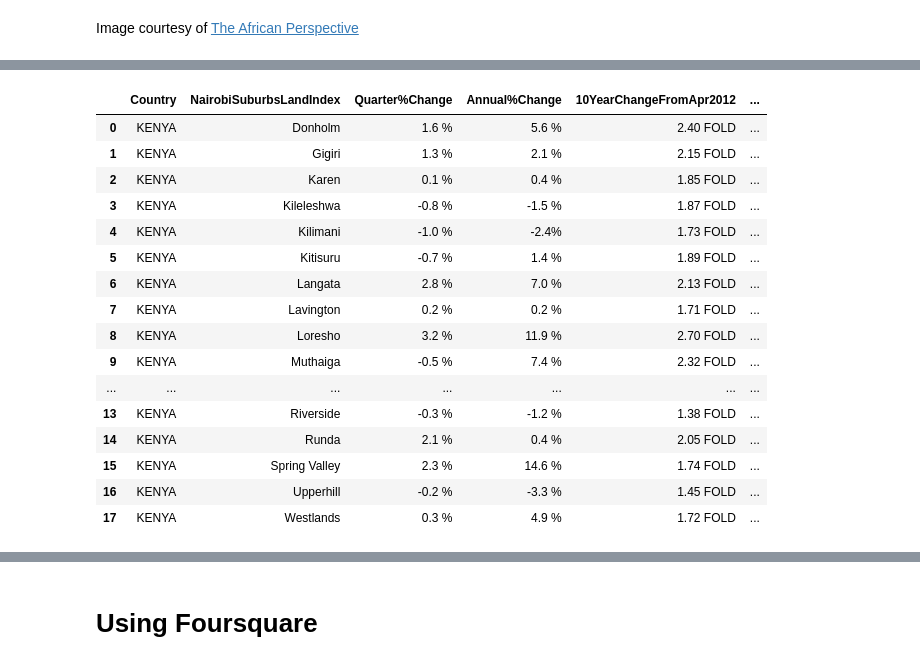
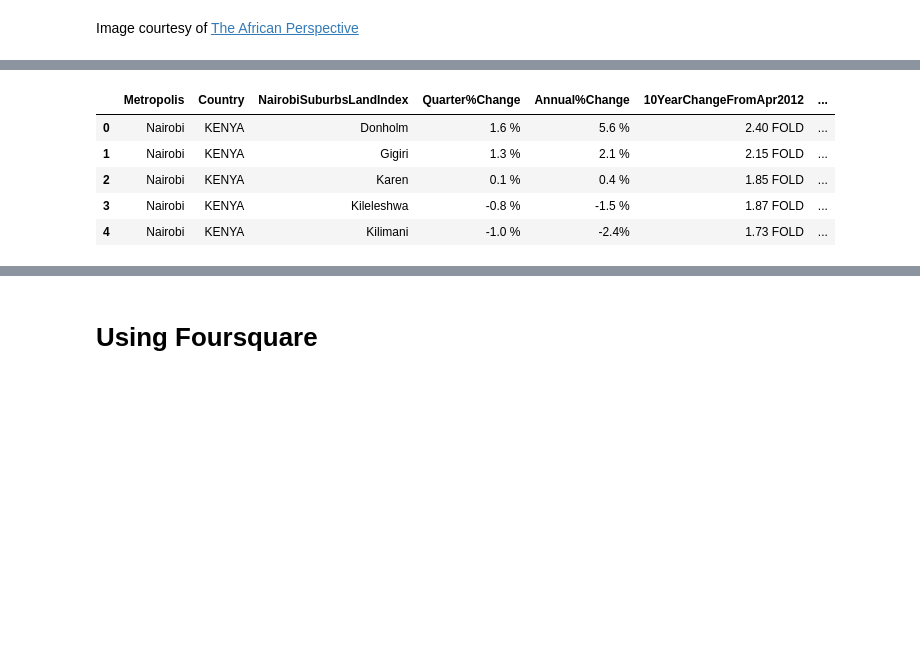
Before and after one commit to RachaelKilonzo/Exploring-Torino-Municipalities, a Jupyter notebook: Explore Nairobi.ipynb, the cells around one changed output, grey strips where cells are left out. Cells and saved outputs as stored; diff of their text form; code cells hidden in the pictures; blank space fills up the shorter version.

```diff
--- a/Explore Nairobi.ipynb
+++ b/Explore Nairobi.ipynb
@@ -50,41 +50,35 @@ Satelites = Satelites[cols]
 Satelites.iloc[0,0] = 'Athi River'
 Satelites.iloc[8,0] = 'Ongata Rongai'
 # %%
-Suburbs.insert(0, 'Country', 'KENYA')
-Satelites.insert(0, 'Country', 'KENYA')
-Suburbs['Query']=Suburbs['NairobiSuburbsLandIndex']+","+Suburbs['Country']
-Satelites['Query']=Satelites['NairobiSatelitesLandIndex']+","+Satelites['Country']
+Suburbs.insert(0, 'Metropolis', 'Nairobi')
+Satelites.insert(0, 'Metropolis', 'Nairobi')
+
+Suburbs.insert(1, 'Country', 'KENYA')
+Satelites.insert(1, 'Country', 'KENYA')
+
+
+Suburbs['Query']=Suburbs['NairobiSuburbsLandIndex']+","+Suburbs['Metropolis']+","+Suburbs['Country']
+Satelites['Query']=Satelites['NairobiSatelitesLandIndex']+","+Satelites['Metropolis']+","+Satelites["Country"]
 # %%
 Suburbs['Area_Latitude']=""
 Suburbs['Area_Longitude']=""
 geolocator=Nominatim(user_agent="Nairobi_Areas")
 for i in Suburbs.index:
     try:
         location=geolocator.geocode(Suburbs['Query'][i])
         Suburbs.loc[i,'Area_Latitude'] = location.latitude
         Suburbs.loc[i,'Area_Longitude'] = location.longitude
     except:
         Suburbs.loc[i,'Area_Latitude'] = ""
         Suburbs.loc[i,'Area_Longitude'] = ""
-Suburbs
+Suburbs.head()
 # %% [output]
-|  | Country | NairobiSuburbsLandIndex | Quarter%Change | Annual%Change | 10YearChangeFromApr2012 | ... |
-| 0 | KENYA | Donholm | 1.6 % | 5.6 % | 2.40 FOLD | ... |
-| 1 | KENYA | Gigiri | 1.3 % | 2.1 % | 2.15 FOLD | ... |
-| 2 | KENYA | Karen | 0.1 % | 0.4 % | 1.85 FOLD | ... |
-| 3 | KENYA | Kileleshwa | -0.8 % | -1.5 % | 1.87 FOLD | ... |
-| 4 | KENYA | Kilimani | -1.0 % | -2.4% | 1.73 FOLD | ... |
-| 5 | KENYA | Kitisuru | -0.7 % | 1.4 % | 1.89 FOLD | ... |
-| 6 | KENYA | Langata | 2.8 % | 7.0 % | 2.13 FOLD | ... |
-| 7 | KENYA | Lavington | 0.2 % | 0.2 % | 1.71 FOLD | ... |
-| 8 | KENYA | Loresho | 3.2 % | 11.9 % | 2.70 FOLD | ... |
-| 9 | KENYA | Muthaiga | -0.5 % | 7.4 % | 2.32 FOLD | ... |
-| ... | ... | ... | ... | ... | ... | ... |
-| 13 | KENYA | Riverside | -0.3 % | -1.2 % | 1.38 FOLD | ... |
-| 14 | KENYA | Runda | 2.1 % | 0.4 % | 2.05 FOLD | ... |
-| 15 | KENYA | Spring Valley | 2.3 % | 14.6 % | 1.74 FOLD | ... |
-| 16 | KENYA | Upperhill | -0.2 % | -3.3 % | 1.45 FOLD | ... |
-| 17 | KENYA | Westlands | 0.3 % | 4.9 % | 1.72 FOLD | ... |
+|  | Metropolis | Country | NairobiSuburbsLandIndex | Quarter%Change | Annual%Change | 10YearChangeFromApr2012 | ... |
+| 0 | Nairobi | KENYA | Donholm | 1.6 % | 5.6 % | 2.40 FOLD | ... |
+| 1 | Nairobi | KENYA | Gigiri | 1.3 % | 2.1 % | 2.15 FOLD | ... |
+| 2 | Nairobi | KENYA | Karen | 0.1 % | 0.4 % | 1.85 FOLD | ... |
+| 3 | Nairobi | KENYA | Kileleshwa | -0.8 % | -1.5 % | 1.87 FOLD | ... |
+| 4 | Nairobi | KENYA | Kilimani | -1.0 % | -2.4% | 1.73 FOLD | ... |
 # %%
 Satelites['Area_Latitude']=""
 Satelites['Area_Longitude']=""
```
Also changed, not shown: parts of 13 cells of this notebook.
